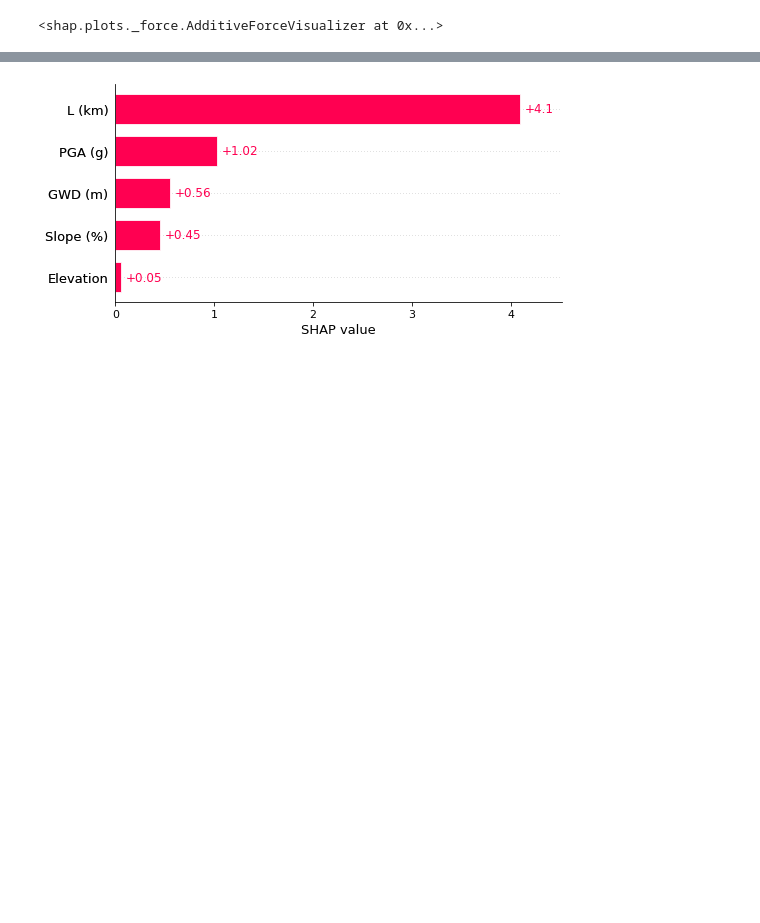
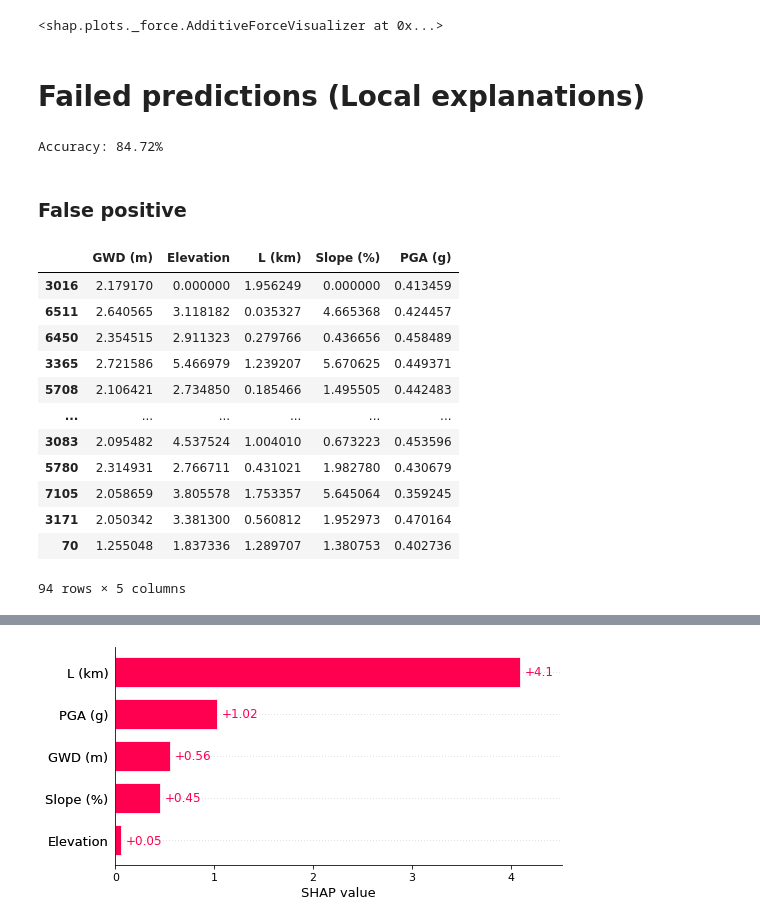
Before and after one commit to geoelements/xai-lateral-spreading, a Jupyter notebook: xgboost-classifier.ipynb, the cells around one changed output, grey strips where cells are left out. Drawn from its saved outputs; the diff is of its cells as text; code cells hidden in the pictures; blank space fills up the shorter version.

```diff
--- a/xgboost-classifier.ipynb
+++ b/xgboost-classifier.ipynb
@@ -86,3 +90,14 @@ shap.plots.force(shap_values[2])
 # %% [output]
 [interactive output not drawn]
 <shap.plots._force.AdditiveForceVisualizer at 0x...>
+# %% [markdown]
+# Failed predictions (Local explanations)
+# %%
+# make prediction
+preds = model.predict(X_test)
+predictions = [round(value) for value in preds]
+# evaluate predictions
+accuracy = accuracy_score(y_test, predictions)
+print("Accuracy: %.2f%%" % (accuracy * 100.0))
+# %% [output]
+Accuracy: 84.72%
@@ -88,0 +109,22 @@ shap.plots.force(shap_values[2])
+# %% [markdown]
+### False positive
+# %%
+fp = testdf[testdf['error'] == 1]
+fp = fp[fp['Target'] == 0]
+
+X_false_pos = fp.drop(['Target', 'error'], axis=1)
+X_false_pos
+# %% [output]
+|  | GWD (m) | Elevation | L (km) | Slope (%) | PGA (g) |
+| 3016 | 2.179170 | 0.000000 | 1.956249 | 0.000000 | 0.413459 |
+| 6511 | 2.640565 | 3.118182 | 0.035327 | 4.665368 | 0.424457 |
+| 6450 | 2.354515 | 2.911323 | 0.279766 | 0.436656 | 0.458489 |
+| 3365 | 2.721586 | 5.466979 | 1.239207 | 5.670625 | 0.449371 |
+| 5708 | 2.106421 | 2.734850 | 0.185466 | 1.495505 | 0.442483 |
+| ... | ... | ... | ... | ... | ... |
+| 3083 | 2.095482 | 4.537524 | 1.004010 | 0.673223 | 0.453596 |
+| 5780 | 2.314931 | 2.766711 | 0.431021 | 1.982780 | 0.430679 |
+| 7105 | 2.058659 | 3.805578 | 1.753357 | 5.645064 | 0.359245 |
+| 3171 | 2.050342 | 3.381300 | 0.560812 | 1.952973 | 0.470164 |
+| 70 | 1.255048 | 1.837336 | 1.289707 | 1.380753 | 0.402736 |
+94 rows × 5 columns
```
Also changed, not shown: parts of 11 cells of this notebook.
